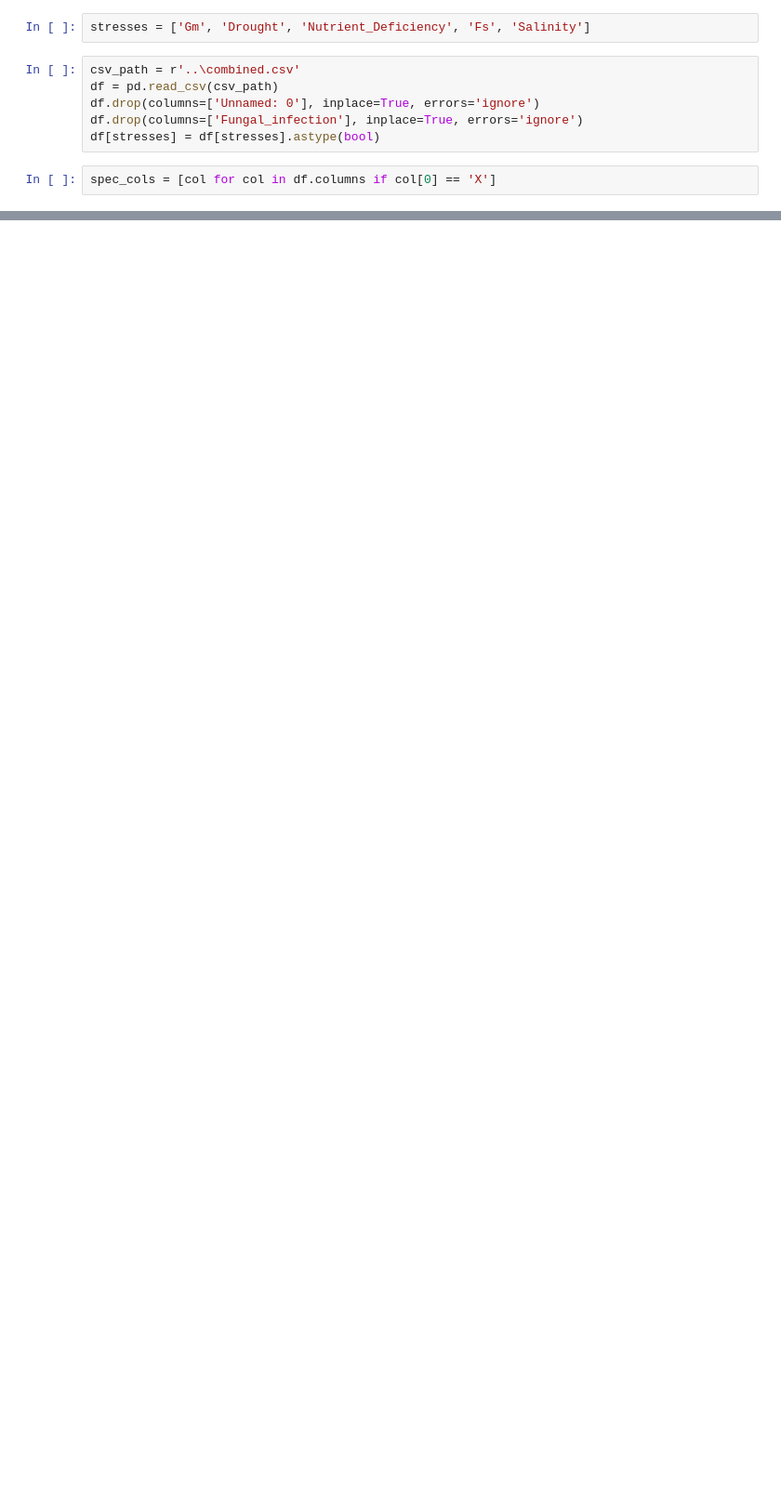
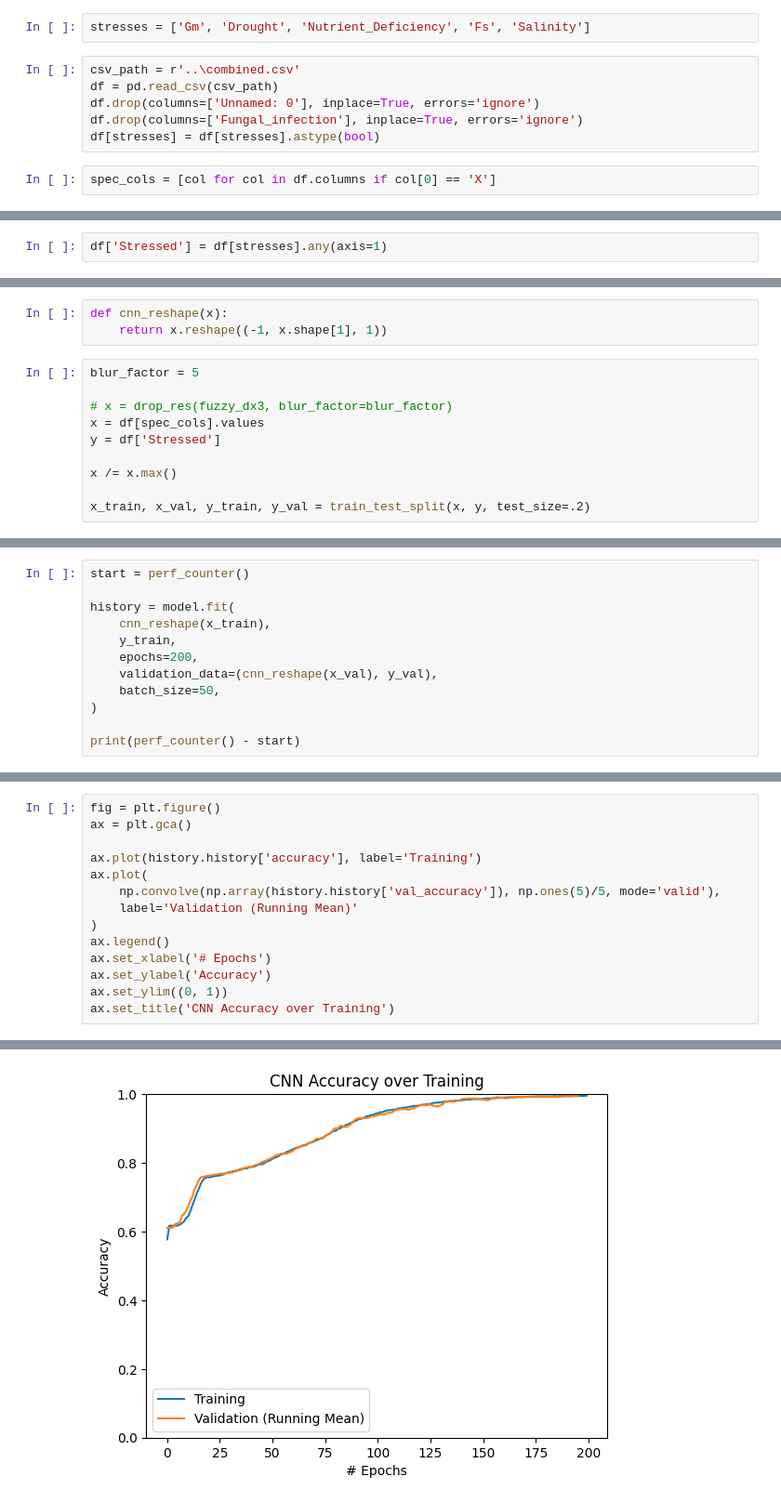
Before and after one commit to theadityat24/stress_detection, a Jupyter notebook: optimize_binary/optimize cnn.ipynb, the cells around one changed output, grey strips where cells are left out. Shown: that part at 93% size. Cells and saved outputs as stored; diff of their text form; blank space fills up the shorter version.

```diff
--- a/optimize_binary/optimize cnn.ipynb
+++ b/optimize_binary/optimize cnn.ipynb
@@ -45,0 +44,2 @@ df
+# %%
+df['Stressed'] = df[stresses].any(axis=1)
@@ -45,0 +64,13 @@ df
+# %%
+def cnn_reshape(x):
+    return x.reshape((-1, x.shape[1], 1))
+# %%
+blur_factor = 5
+
+# x = drop_res(fuzzy_dx3, blur_factor=blur_factor)
+x = df[spec_cols].values
+y = df['Stressed']
+
+x /= x.max()
+
+x_train, x_val, y_train, y_val = train_test_split(x, y, test_size=.2)
@@ -45,0 +99,12 @@ df
+# %%
+start = perf_counter()
+
+history = model.fit(
+    cnn_reshape(x_train),
+    y_train,
+    epochs=200,
+    validation_data=(cnn_reshape(x_val), y_val),
+    batch_size=50,
+)
+
+print(perf_counter() - start)
@@ -45,0 +129,15 @@ df
+# %%
+fig = plt.figure()
+ax = plt.gca()
+
+ax.plot(history.history['accuracy'], label='Training')
+ax.plot(
+    np.convolve(np.array(history.history['val_accuracy']), np.ones(5)/5, mode='valid'),
+    label='Validation (Running Mean)'
+)
+ax.legend()
+ax.set_xlabel('# Epochs')
+ax.set_ylabel('Accuracy')
+ax.set_ylim((0, 1))
+ax.set_title('CNN Accuracy over Training')
+# %% [output]
@@ -45,0 +145 @@ df
+[figure, added]
```
Also changed, not shown: parts of 8 cells of this notebook.
